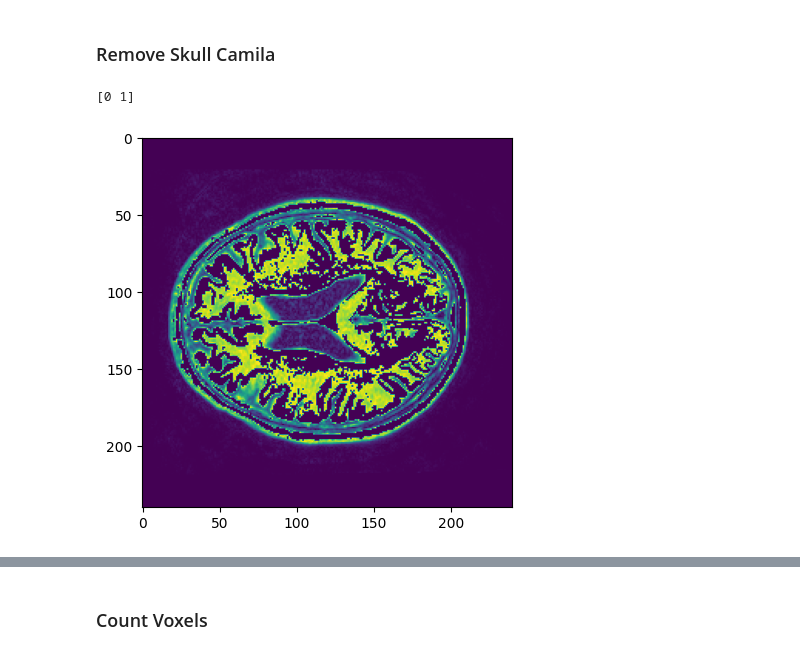
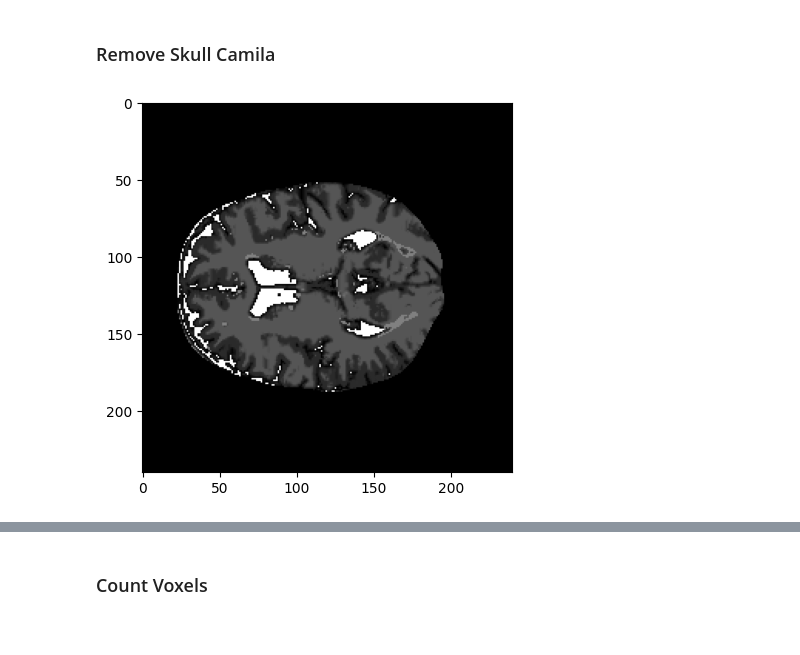
Before and after one commit to josegabjimenez/proyecto-procesamiento-imagenes, a Jupyter notebook: notebooks/remove-skull/remove-skull.ipynb, the cells around one changed output, grey strips where cells are left out. Drawn from its saved outputs; the diff is of its cells as text; code cells hidden in the pictures.

```diff
--- a/notebooks/remove-skull/remove-skull.ipynb
+++ b/notebooks/remove-skull/remove-skull.ipynb
@@ -146,18 +111,0 @@ extract_skull(image_path)
-# %%
-
-
-image_data = nib.load('FLAIR_skull_extracted.nii.gz').get_fdata()
-image_data_FLAIR = nib.load("../../images/1/FLAIR.nii.gz").get_fdata()
-
-result =  np.where(image_data > 1, 1, 0)
-
-# # If in the result are 1, put 0 into the image_data_FLAIR
-result2 = np.where(result == 1, 0, image_data_FLAIR)
-
-unique, counts = np.unique(result, return_counts=True)
-print(unique)
-plt.imshow(result2[:, :, 25])
-plt.show()
-# %% [output]
-[0 1]
-[figure, removed]
@@ -163,0 +195,28 @@ plt.show()
+# %%
+# remove()
+
+image = nib.load('FLAIR_skull.nii.gz')
+image_data = image.get_fdata()
+image_data_flair = nib.load('FLAIR_original_sin_craneo.nii.gz').get_fdata()
+
+image_data_segmented = k_means(image_data_flair, 6, 15)
+# %%
+
+# Plot only image_data_segmented with only the values of 3
+result = np.where(image_data_segmented == 3, 1, 0)
+
+
+# Where the values are 1, replace them in the image_data with a value of 3
+image_data = np.where(image_data_segmented == 3, 3, image_data)
+
+plt.imshow(image_data[:, :, 22], cmap="gray")
+plt.show()
+
+affine = image.affine
+# Create a nibabel image object from the image data
+image = nib.Nifti1Image(image_data.astype(np.float32), affine=affine)
+# Save the image as a NIfTI file
+output_path = "FLAIR_skull_lesion.nii.gz"
+nib.save(image, output_path)
+# %% [output]
+[figure, added]
```
Also changed, not shown: parts of 4 cells of this notebook, 27 other files.
